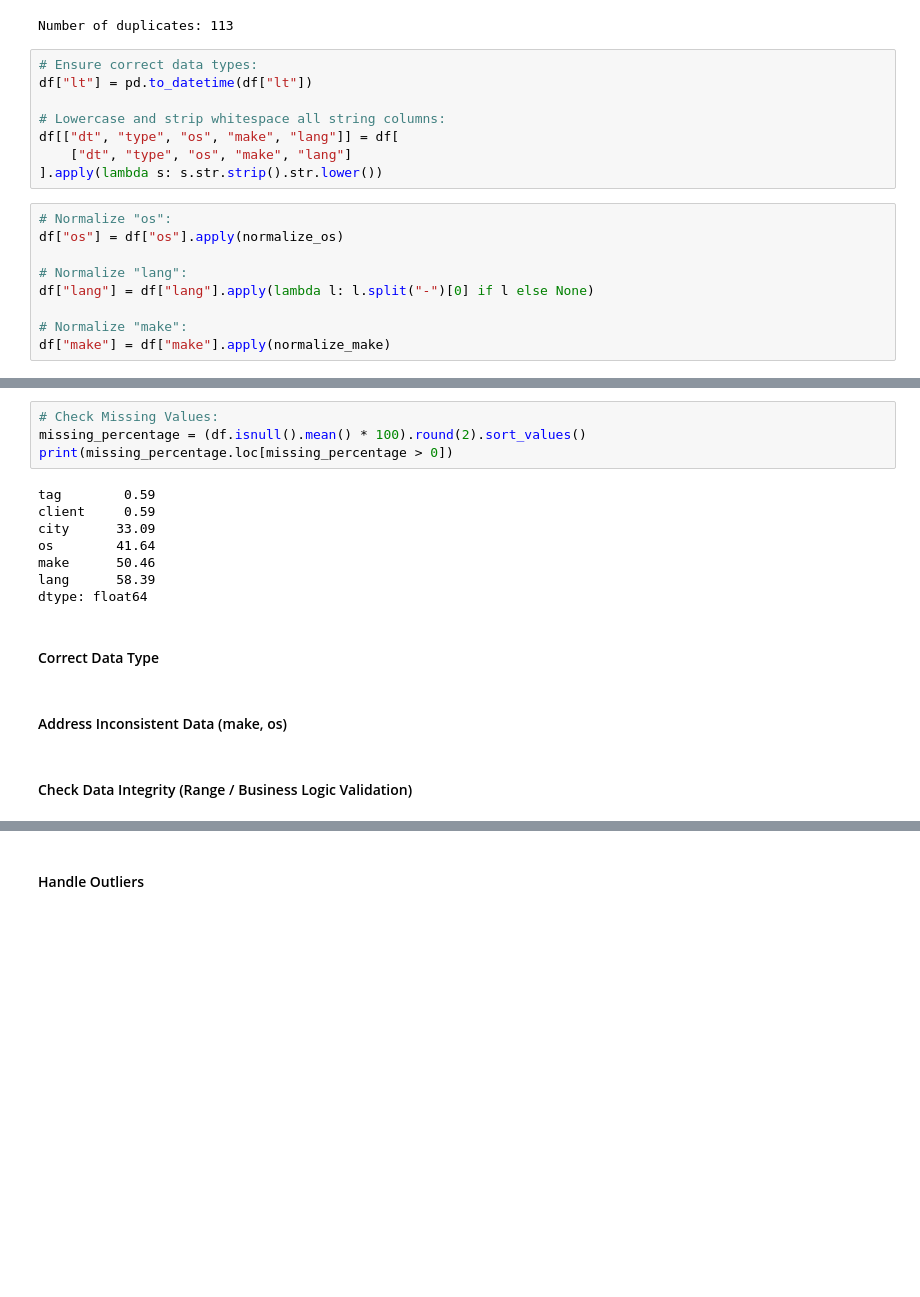
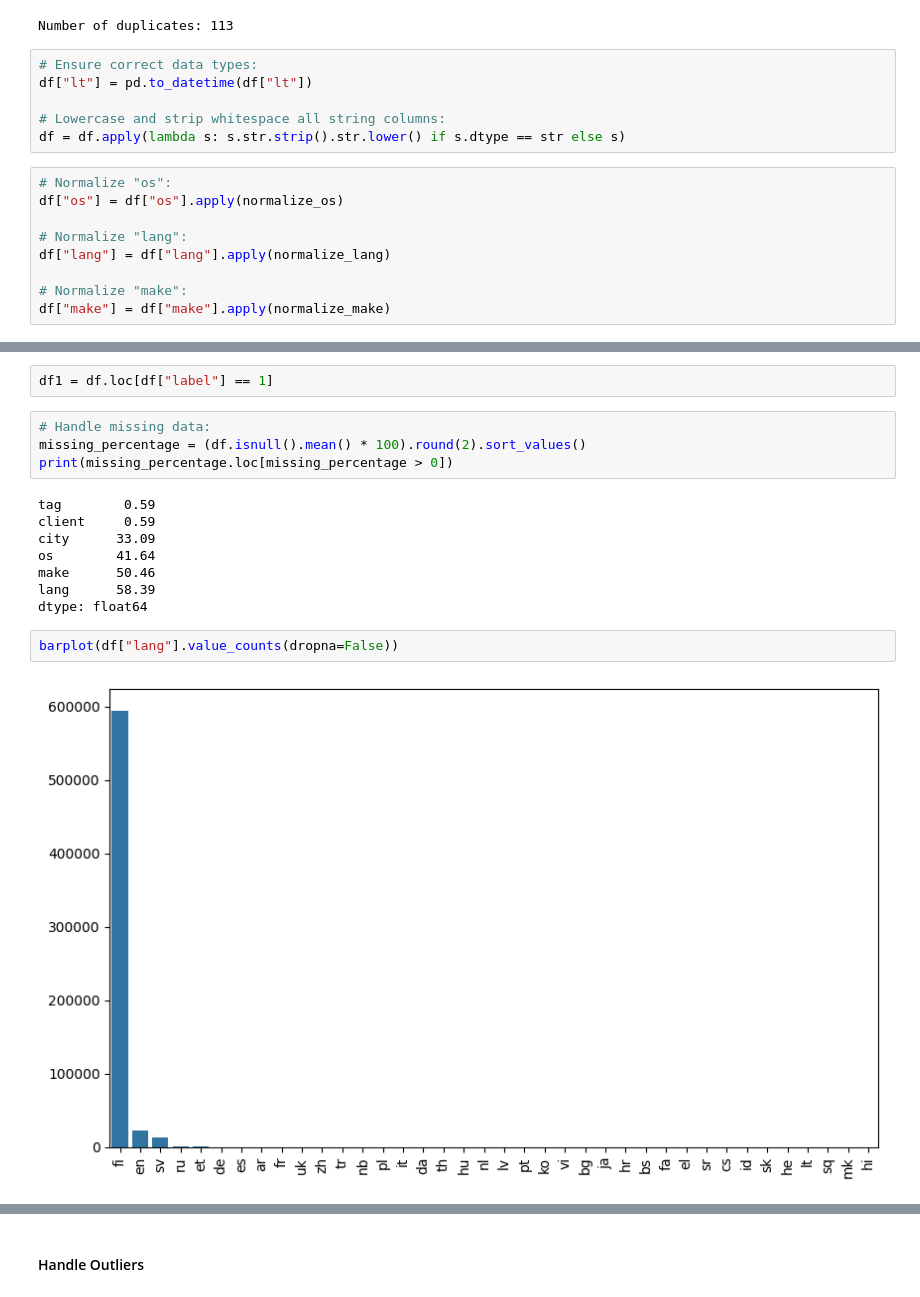
Before and after one commit to vinhng10/readpeak, a Jupyter notebook: DataScientist-Assignment.ipynb, the cells around one changed output, grey strips where cells are left out. Cells and saved outputs as stored; diff of their text form; blank space fills up the shorter version.

```diff
--- a/DataScientist-Assignment.ipynb
+++ b/DataScientist-Assignment.ipynb
@@ -61,15 +61,13 @@ Number of duplicates: 113
 df["lt"] = pd.to_datetime(df["lt"])
 
 # Lowercase and strip whitespace all string columns:
-df[["dt", "type", "os", "make", "lang"]] = df[
-    ["dt", "type", "os", "make", "lang"]
-].apply(lambda s: s.str.strip().str.lower())
+df = df.apply(lambda s: s.str.strip().str.lower() if s.dtype == str else s)
 # %%
 # Normalize "os":
 df["os"] = df["os"].apply(normalize_os)
 
 # Normalize "lang":
-df["lang"] = df["lang"].apply(lambda l: l.split("-")[0] if l else None)
+df["lang"] = df["lang"].apply(normalize_lang)
 
 # Normalize "make":
 df["make"] = df["make"].apply(normalize_make)
@@ -84,5 +89,7 @@ barplot(counts, figsize=(20, 4))
+# %%
+df1 = df.loc[df["label"] == 1]
 # %%
-# Check Missing Values:
+# Handle missing data:
 missing_percentage = (df.isnull().mean() * 100).round(2).sort_values()
 print(missing_percentage.loc[missing_percentage > 0])
 # %% [output]
@@ -93,9 +100,7 @@ os        41.64
 make      50.46
 lang      58.39
 dtype: float64
-# %% [markdown]
-#### Correct Data Type
-# %% [markdown]
-#### Address Inconsistent Data (make, os)
-# %% [markdown]
-#### Check Data Integrity (Range / Business Logic Validation)
+# %%
+barplot(df["lang"].value_counts(dropna=False))
+# %% [output]
+[figure, added]
```
Also changed, not shown: parts of 6 cells of this notebook, 1 other file.
